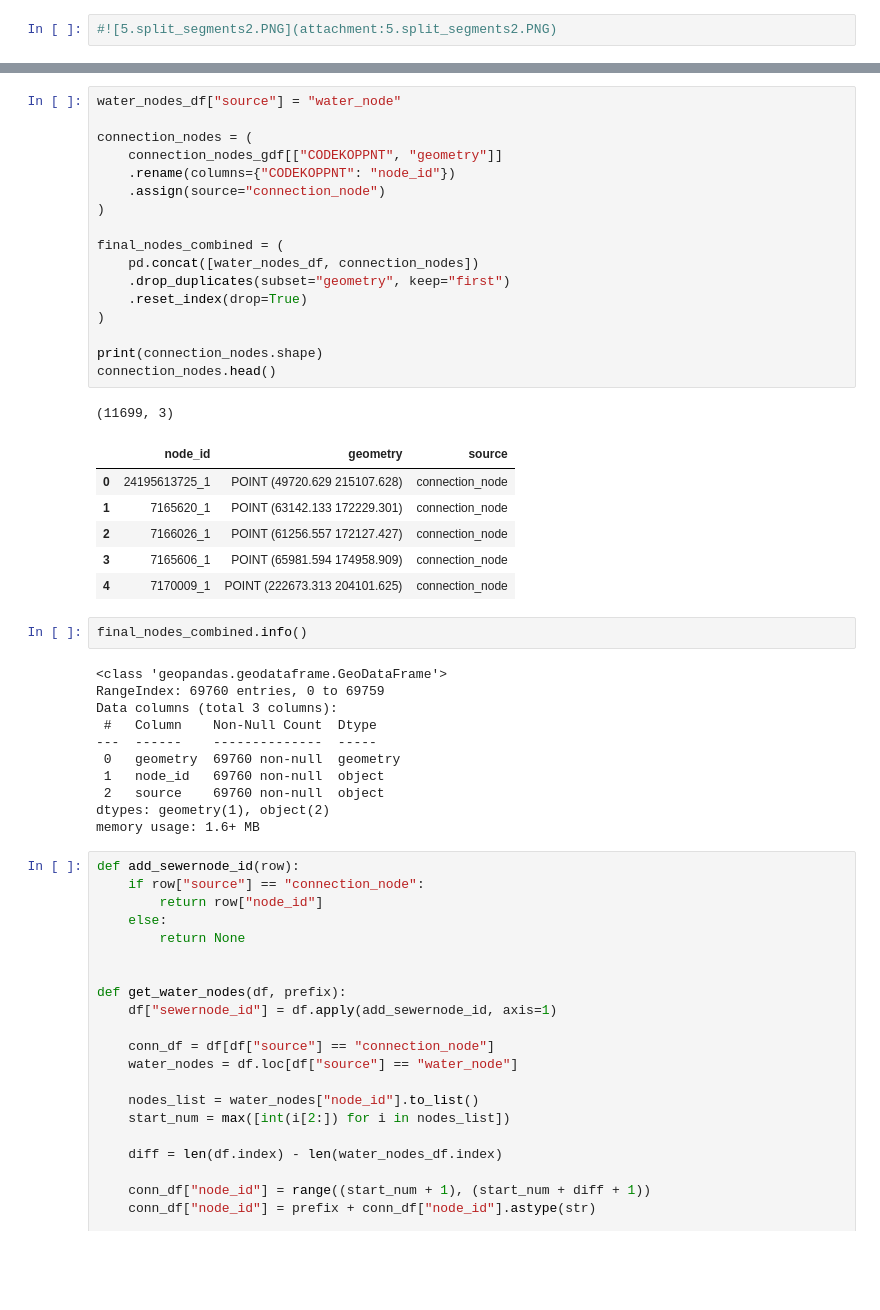
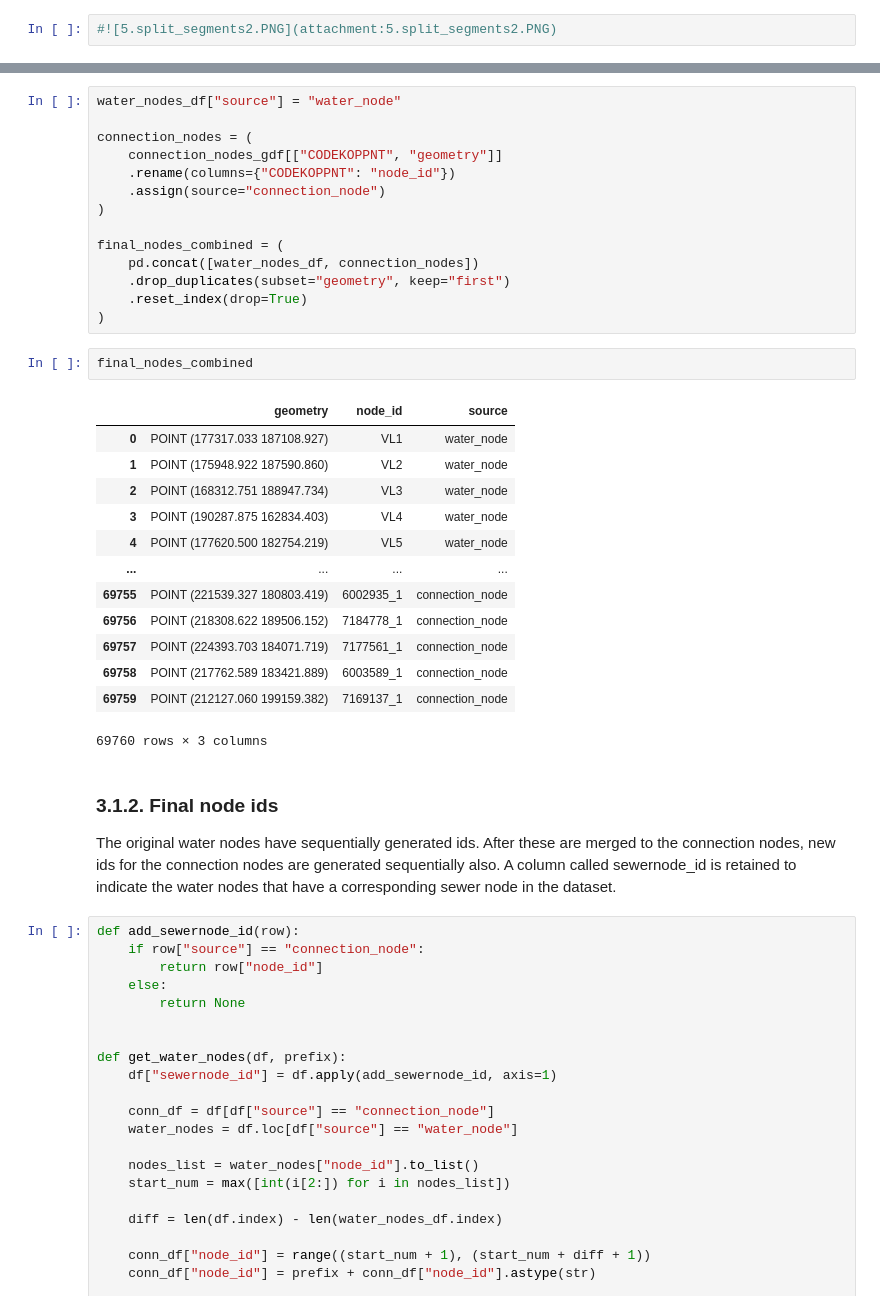
Before and after one commit to naomithiru/go-peg, a Jupyter notebook: notebooks/networks.ipynb, the cells around one changed output, grey strips where cells are left out. Cells and saved outputs as stored; diff of their text form; blank space fills up the shorter version.

```diff
--- a/notebooks/vl_network.ipynb
+++ b/notebooks/networks.ipynb
@@ -652,30 +628,26 @@ final_nodes_combined = (
     .drop_duplicates(subset="geometry", keep="first")
     .reset_index(drop=True)
 )
-
-print(connection_nodes.shape)
-connection_nodes.head()
-# %% [output]
-(11699, 3)
-|  | node_id | geometry | source |
-| 0 | 24195613725_1 | POINT (49720.629 215107.628) | connection_node |
-| 1 | 7165620_1 | POINT (63142.133 172229.301) | connection_node |
-| 2 | 7166026_1 | POINT (61256.557 172127.427) | connection_node |
-| 3 | 7165606_1 | POINT (65981.594 174958.909) | connection_node |
-| 4 | 7170009_1 | POINT (222673.313 204101.625) | connection_node |
 # %%
-final_nodes_combined.info()
+final_nodes_combined
 # %% [output]
+|  | geometry | node_id | source |
+| 0 | POINT (177317.033 187108.927) | VL1 | water_node |
+| 1 | POINT (175948.922 187590.860) | VL2 | water_node |
+| 2 | POINT (168312.751 188947.734) | VL3 | water_node |
+| 3 | POINT (190287.875 162834.403) | VL4 | water_node |
+| 4 | POINT (177620.500 182754.219) | VL5 | water_node |
+| ... | ... | ... | ... |
+| 69755 | POINT (221539.327 180803.419) | 6002935_1 | connection_node |
+| 69756 | POINT (218308.622 189506.152) | 7184778_1 | connection_node |
+| 69757 | POINT (224393.703 184071.719) | 7177561_1 | connection_node |
+| 69758 | POINT (217762.589 183421.889) | 6003589_1 | connection_node |
+| 69759 | POINT (212127.060 199159.382) | 7169137_1 | connection_node |
-<class 'geopandas.geodataframe.GeoDataFrame'>
-RangeIndex: 69760 entries, 0 to 69759
-Data columns (total 3 columns):
- #   Column    Non-Null Count  Dtype
----  ------    --------------  -----
- 0   geometry  69760 non-null  geometry
- 1   node_id   69760 non-null  object
- 2   source    69760 non-null  object
-dtypes: geometry(1), object(2)
-memory usage: 1.6+ MB
+69760 rows × 3 columns
+# %% [markdown]
+### 3.1.2. Final node ids
+
+The original water nodes have sequentially generated ids. After these are merged to the connection nodes, new ids for the connection nodes are generated sequentially also. A column called sewernode_id is retained to indicate the water nodes that have a corresponding sewer node in the dataset.
 # %%
 def add_sewernode_id(row):
     if row["source"] == "connection_node":
```
Also changed, not shown: parts of 72 cells of this notebook, 3 other files.
